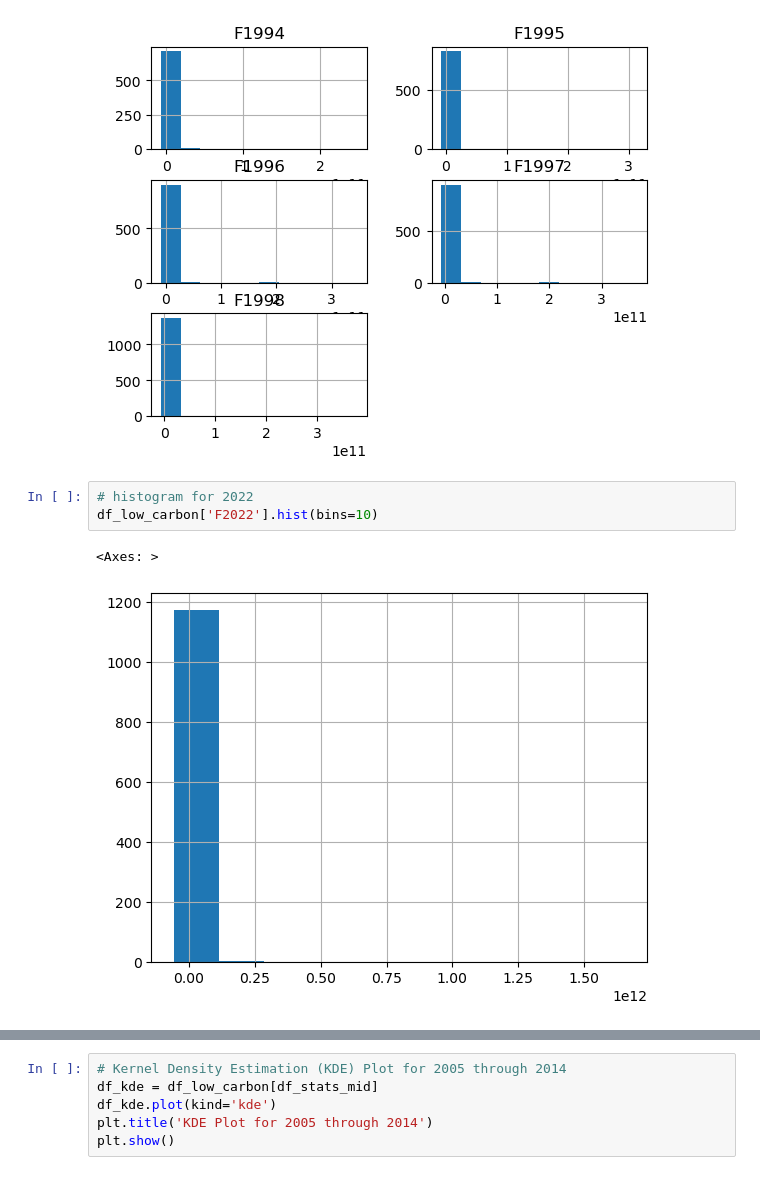
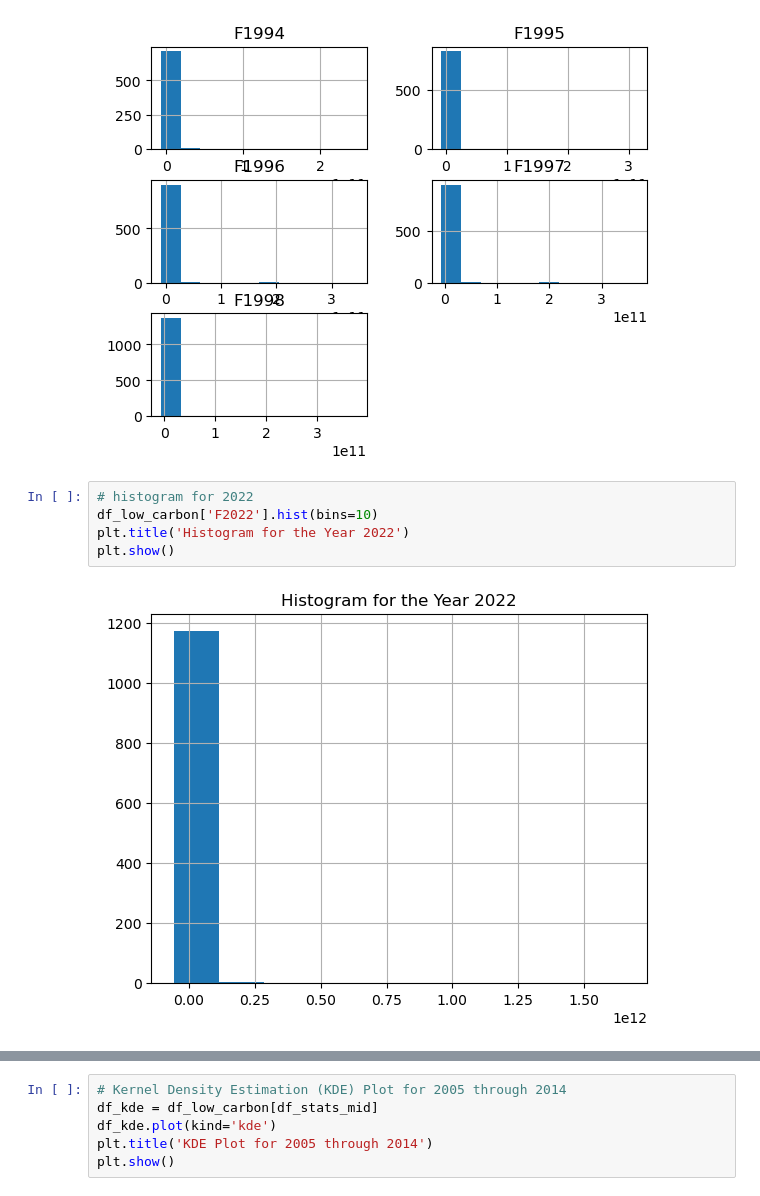
Before and after one commit to janymuong/Computer-Science, a Jupyter notebook: ics2207_scientific_computing/pandas_visualization.ipynb, the cells around one changed output, grey strips where cells are left out. Saved outputs shown, nothing was run; the diff lists cells and outputs as text.

Commit message:
added more pandas visualizations

```diff
--- a/ics2207_scientific_computing/pandas_visualization.ipynb
+++ b/ics2207_scientific_computing/pandas_visualization.ipynb
@@ -325,9 +347,10 @@ plt.show()
 # %%
 # histogram for 2022
 df_low_carbon['F2022'].hist(bins=10)
+plt.title('Histogram for the Year 2022')
+plt.show()
 # %% [output]
-<Axes: >
-[figure, old version]
+[figure, new version]
 # %%
 import seaborn as sns
 
```
Also changed, not shown: parts of 16 cells of this notebook.
